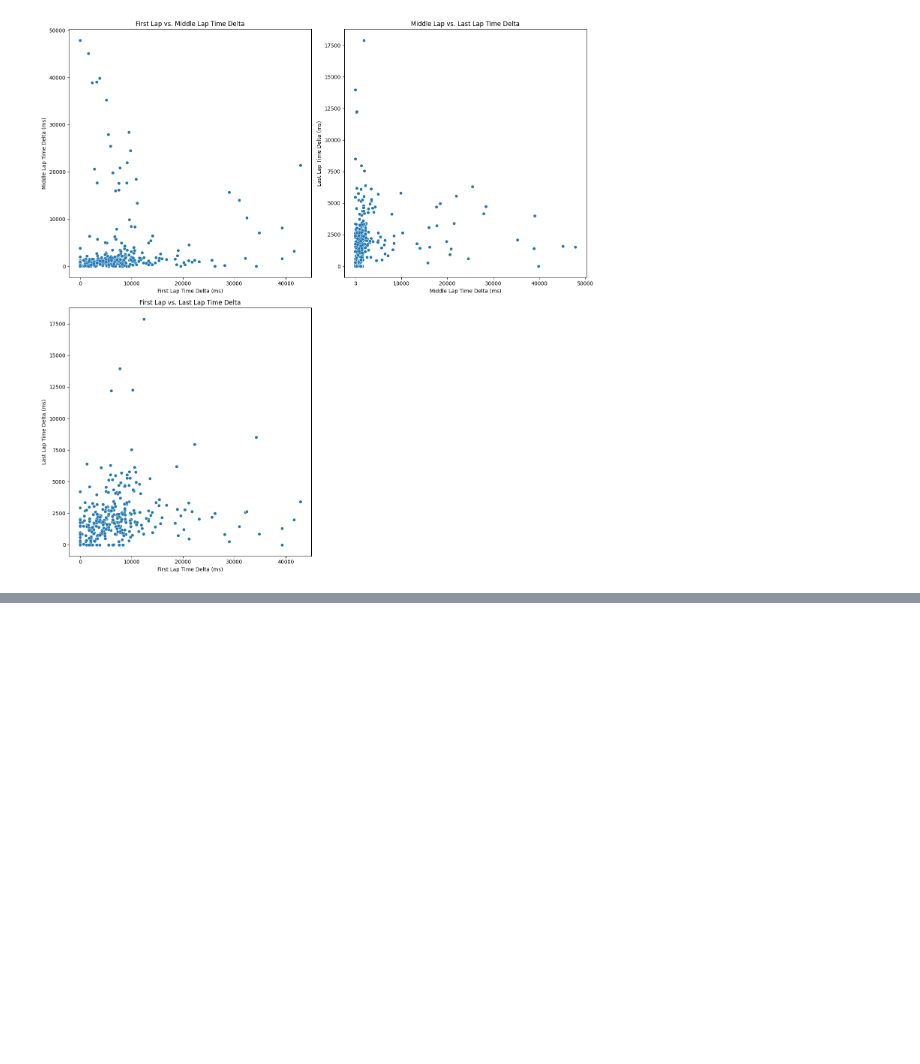
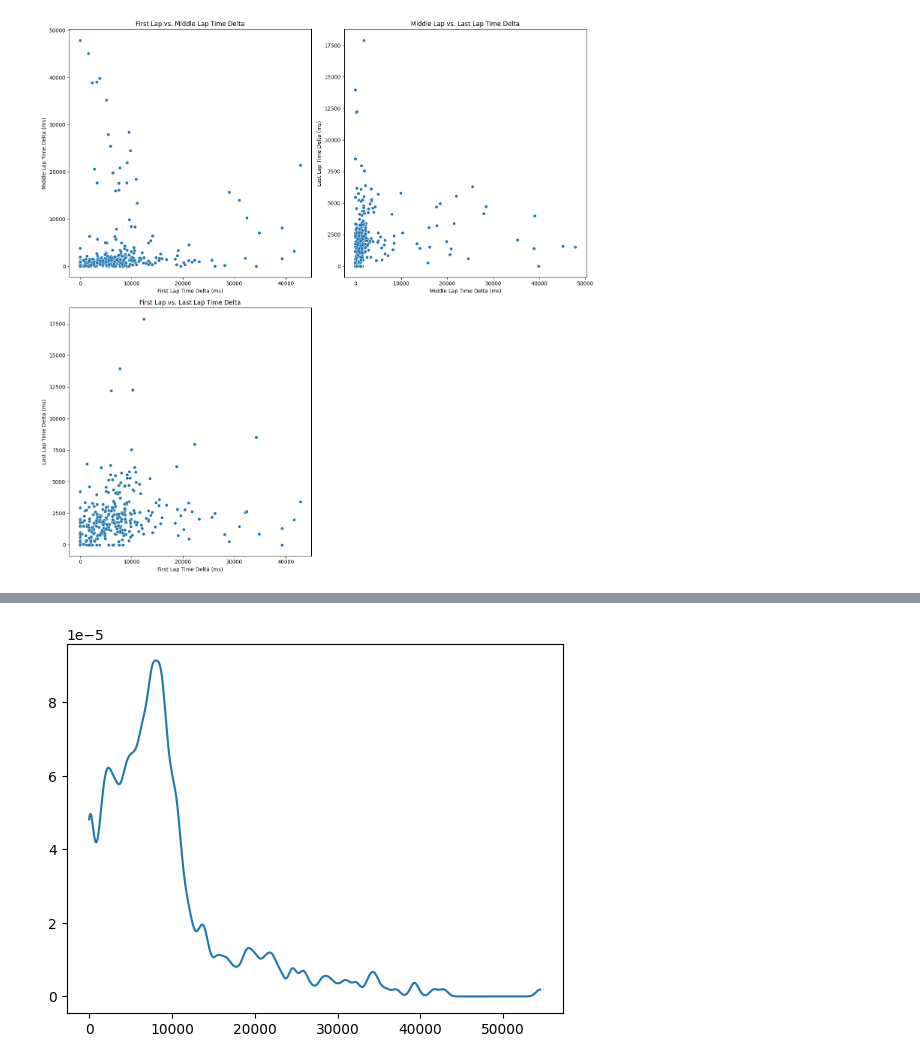
Before and after one commit to MichaelAngeloTheFirst/Formula1-Dataset-Exploration, a Jupyter notebook: f1_times.ipynb, the cells around one changed output, grey strips where cells are left out. Saved outputs shown, nothing was run; the diff lists cells and outputs as text; code cells hidden in the pictures; blank space fills up the shorter version.

```diff
--- a/f1_times.ipynb
+++ b/f1_times.ipynb
@@ -235,6 +254,18 @@ last_lap_dict = race_last_laps.to_dict()
 # Add middle and last lap flags to the original DataFrame
 lap_times_2023['isMiddleLap'] = lap_times_2023.apply(lambda row: row['lap'] == middle_lap_dict[row['raceId']], axis=1)
 lap_times_2023['isLastLap'] = lap_times_2023.apply(lambda row: row['lap'] == last_lap_dict[row['raceId']], axis=1)
+
+
+# lap_times_2023 = lap_times[lap_times['raceId'].isin(races_2023['raceId'])]
+
+lap_times_2023['milliseconds'] = pd.to_numeric(lap_times_2023['milliseconds'])  # Ensure milliseconds is numeric
+fastest_laps = lap_times_2023.groupby(['raceId', 'lap'])['milliseconds'].min().reset_index()
+fastest_laps.rename(columns={'milliseconds': 'fastestLapMilliseconds'}, inplace=True)
+
+lap_times_2023 = pd.merge(lap_times_2023, fastest_laps, on=['raceId', 'lap'])
+
+lap_times_2023['lapDelta'] = lap_times_2023['milliseconds'] - lap_times_2023['fastestLapMilliseconds']
+
 
 # Group by raceId and driverId to calculate deltas for first, middle, and last laps
 grouped = lap_times_2023.groupby(['raceId', 'driverId'])
@@ -439,0 +490,9 @@ plt.show()
+# %%
+def calculate_estimator(data, h):
+    data_len = len(data)
+    x = np.linspace(min(data), max(data), 1000)
+    estimator = np.zeros(1000)
+    for i in data:
+        estimator += np.exp(-((x - i) / h) ** 2 / 2)
+    estimator = 1 / ((2 * np.pi) ** 0.5 * data_len * h) * estimator
+    return estimator
@@ -439,0 +515,8 @@ plt.show()
+# %%
+first_lap_estimator = calculate_estimator(times_delta['firstLapDelta'], 500)
+
+# get_base_plot("First Lap Time")
+plt.plot(np.linspace(min(times_delta['firstLapDelta']), max(times_delta['firstLapDelta']), 1000), first_lap_estimator)
+plt.show()
+# %% [output]
+[figure, added]
```
Also changed, not shown: parts of 16 cells of this notebook.
